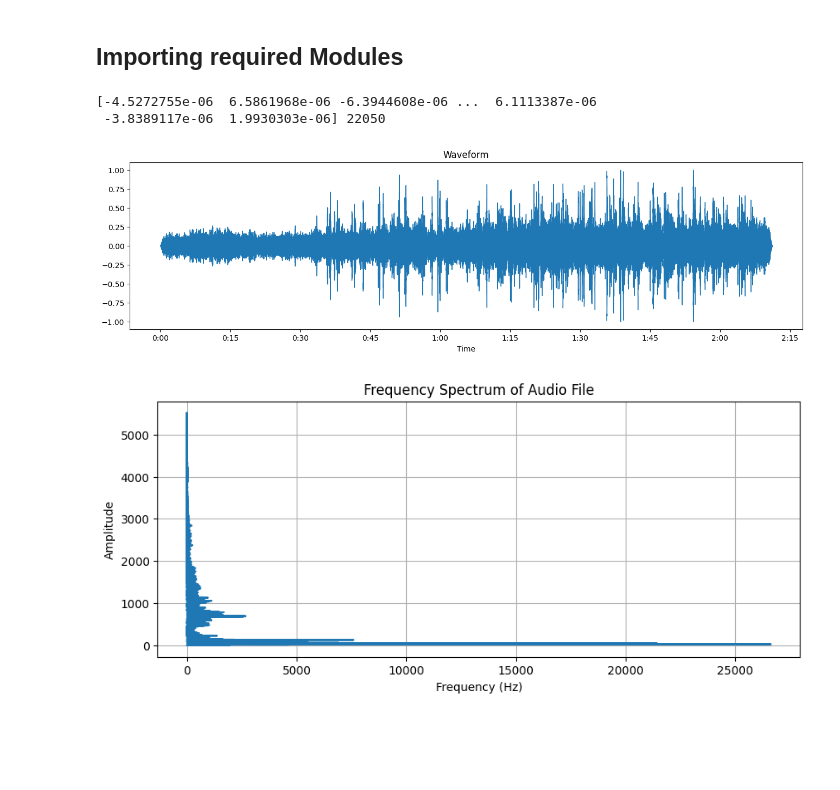
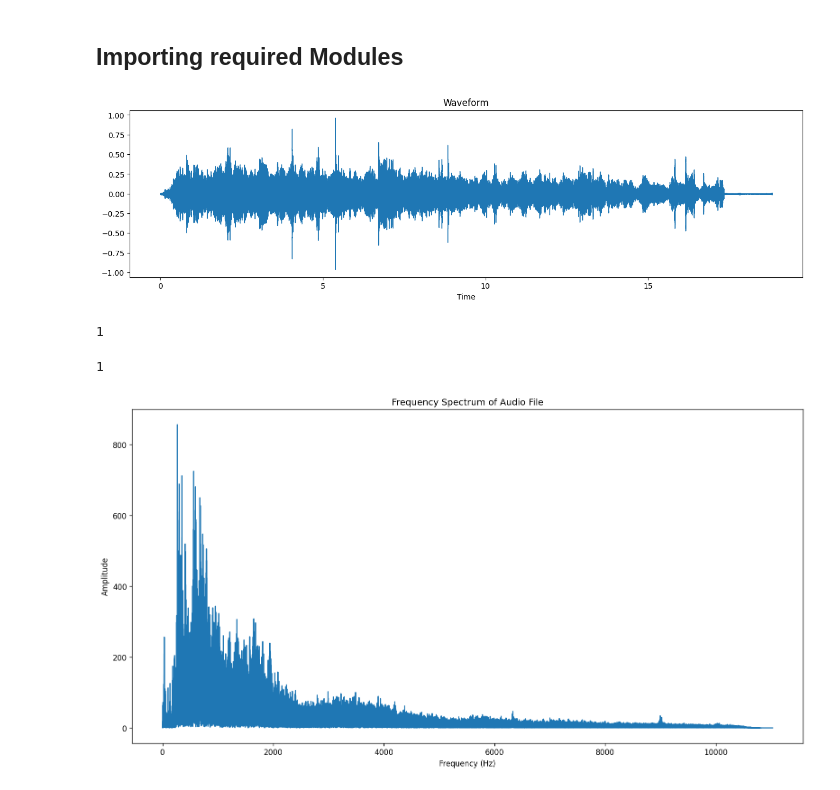
Before and after one commit to Aaron-pweb/Digital_Audio_Signal_Filtering_and_Noise_Reduction, a Jupyter notebook: sound-filtter.ipynb, the cells around one changed output. Cells and saved outputs as stored; diff of their text form; code cells hidden in the pictures; blank space fills up the shorter version.

```diff
--- a/sound-filtter.ipynb
+++ b/sound-filtter.ipynb
@@ -7,37 +7,36 @@ import matplotlib.pyplot as plt
 import librosa
 import soundfile as sf
 # %%
-y, sr = librosa.load('audio/example_WAV.wav')
-print(y ,sr)
+y, sr = librosa.load('audio/people-talking.wav')
-# %% [output]
-[-4.5272755e-06  6.5861968e-06 -6.3944608e-06 ...  6.1113387e-06
- -3.8389117e-06  1.9930303e-06] 22050
 # %%
 plt.figure(figsize=(16, 4))
 librosa.display.waveshow(y, sr=sr)
 plt.title('Waveform')
 plt.show()
 # %% [output]
-[figure, old version]
+[figure, new version]
 # %%
 ap_fr = rfft(y)
 # %%
-x = np.abs(ap_fr)
+am = np.abs(ap_fr)
+N = len(y)
+M = 1/sr
+fr = rfftfreq(N, M)
 # %%
-N = len(y)
-M = 1/sr
-fr = rfftfreq(N, M)
-leng = int(len(fr)/2)
+fr.ndim
+# %% [output]
+1
 # %%
-half_fr = x[:leng]
-half_ap = fr[:leng]
+am.ndim
+# %% [output]
+1
 # %%
-plt.figure(figsize=(10, 4))
-plt.plot(half_fr, half_ap)
+plt.figure(figsize=(16, 8), dpi=120, )
+plt.plot(fr, am)
 plt.xlabel('Frequency (Hz)')
 plt.ylabel('Amplitude')
 plt.title('Frequency Spectrum of Audio File')
-plt.grid()
+# plt.grid()
 plt.show()
 # %% [output]
-[figure, old version]
+[figure, new version]
```
Also changed, not shown: 1 other file.
